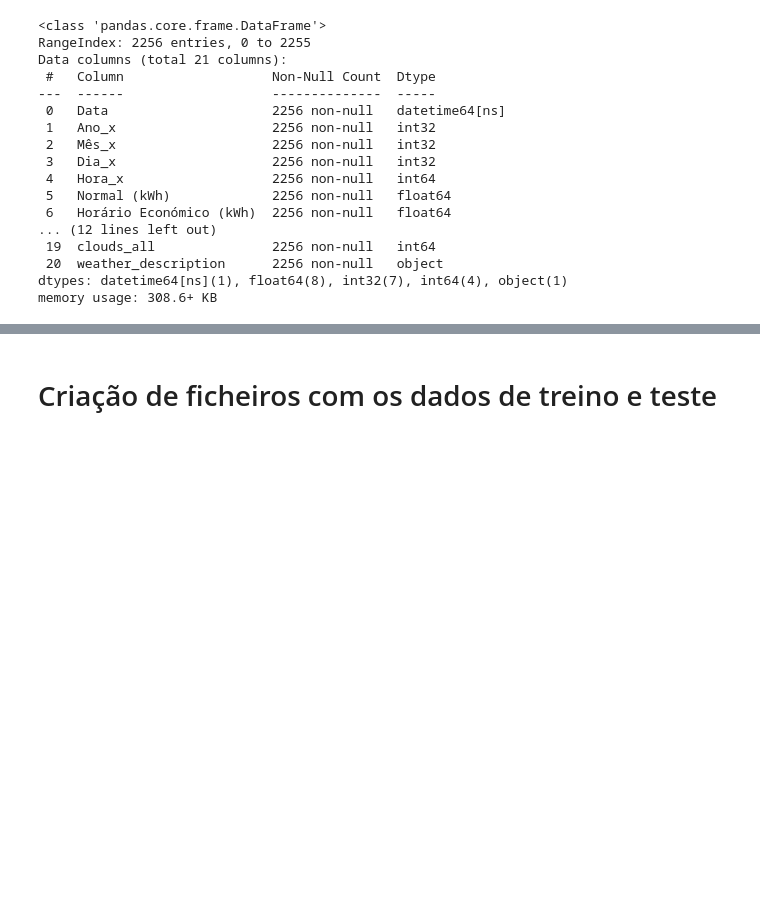
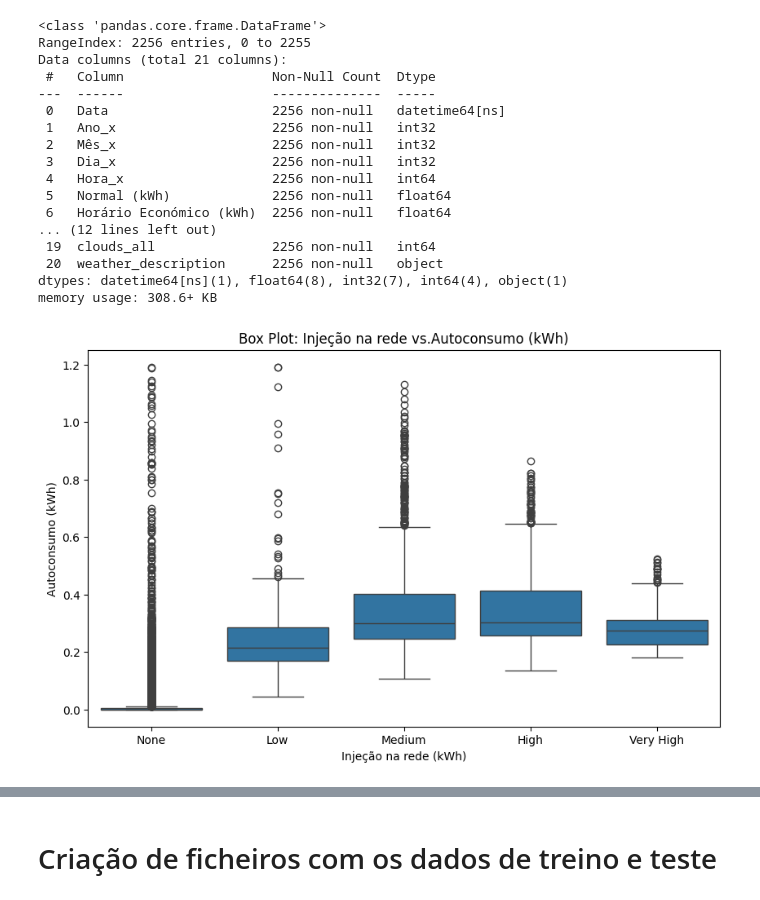
Before and after one commit to orlandopalmeira/Trabalho-DAA-2023-2024, a Jupyter notebook: Tarefa_2/tarefa_2_get_data.ipynb, the cells around one changed output, grey strips where cells are left out. Saved outputs shown, nothing was run; the diff lists cells and outputs as text; code cells hidden in the pictures; blank space fills up the shorter version.

Commit message:
added some analysis plots

```diff
--- a/Tarefa_2/tarefa_2_get_data.ipynb
+++ b/Tarefa_2/tarefa_2_get_data.ipynb
@@ -542,3 +542,12 @@ Data columns (total 21 columns):
  20  weather_description      2256 non-null   object
 dtypes: datetime64[ns](1), float64(8), int32(7), int64(4), object(1)
 memory usage: 308.6+ KB
+# %%
+plt.figure(figsize=(10, 6))
+sns.boxplot(x='Injeção na rede (kWh)', y='Autoconsumo (kWh)', data=data_treino)
+plt.title('Box Plot: Injeção na rede vs.Autoconsumo (kWh)')
+plt.xlabel('Injeção na rede (kWh)')
+plt.ylabel('Autoconsumo (kWh)')
+plt.show()
+# %% [output]
+[figure, added]
```
Also changed, not shown: parts of 3 cells of this notebook.
